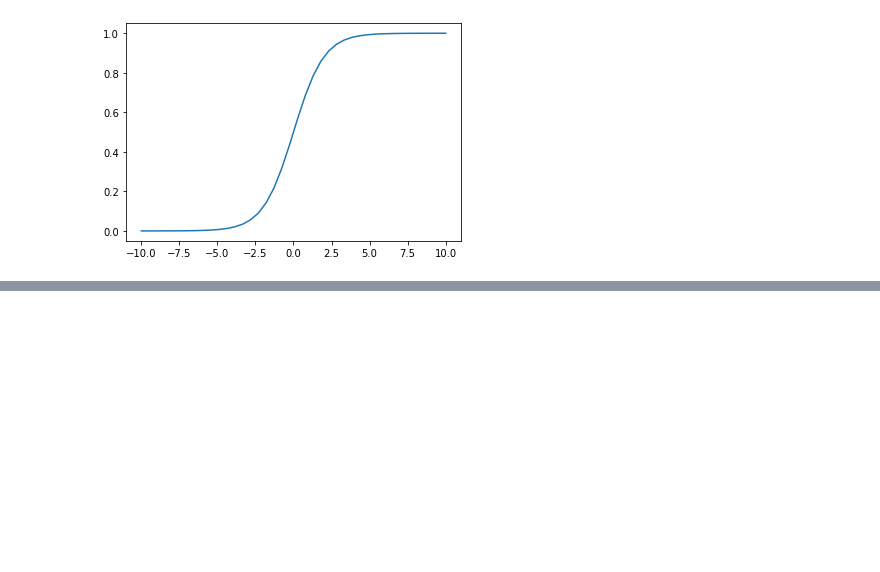
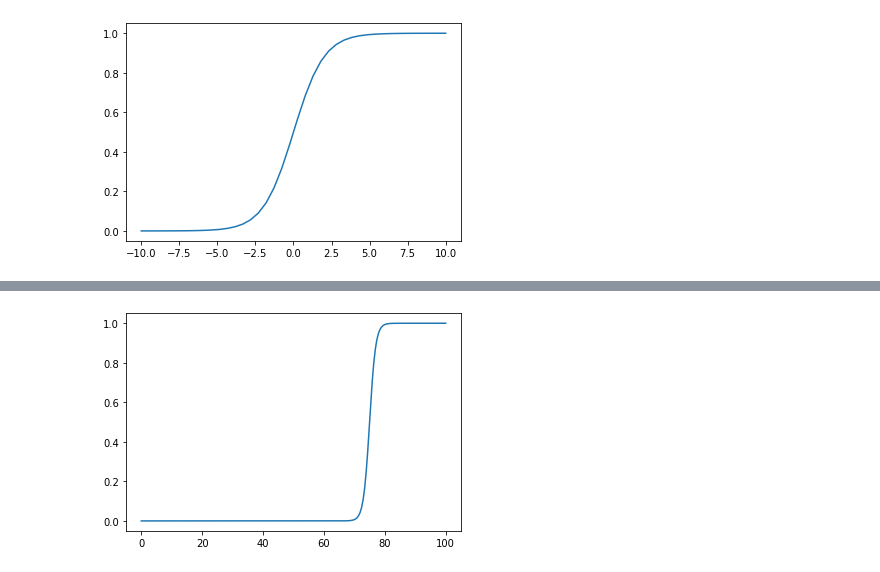
Before and after one commit to nsragow/UniversalApproximationBlog, a Jupyter notebook: UAT.ipynb, the cells around one changed output, grey strips where cells are left out. Drawn from its saved outputs; the diff is of its cells as text; code cells hidden in the pictures; blank space fills up the shorter version.

```diff
--- a/UAT.ipynb
+++ b/UAT.ipynb
@@ -37,0 +38,4 @@ plot(approximate_func(activated_neuron_function(0,50)))
+# %%
+plot(approximate_func(activated_neuron_function(-75,1),0,100))
+# %% [output]
+[figure, added]
```
Also changed, not shown: parts of 7 cells of this notebook.
